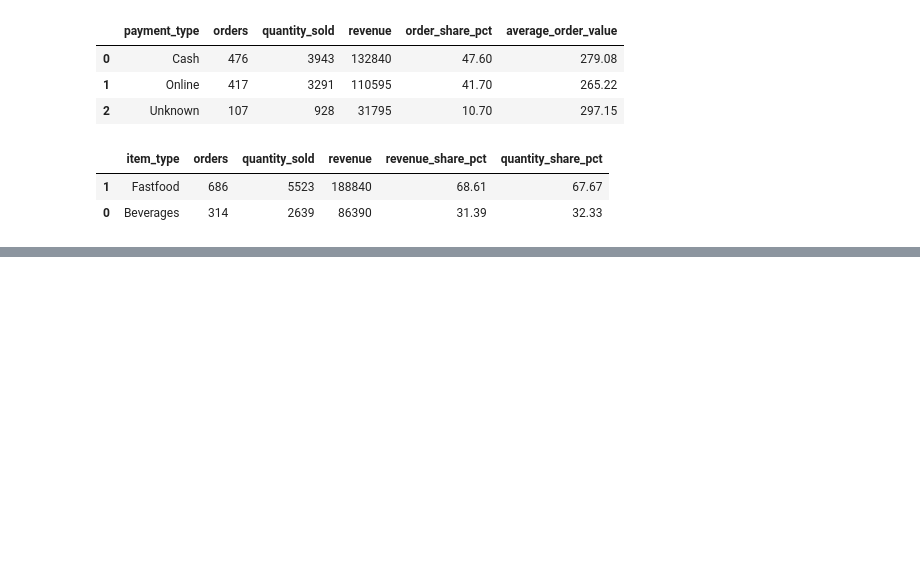
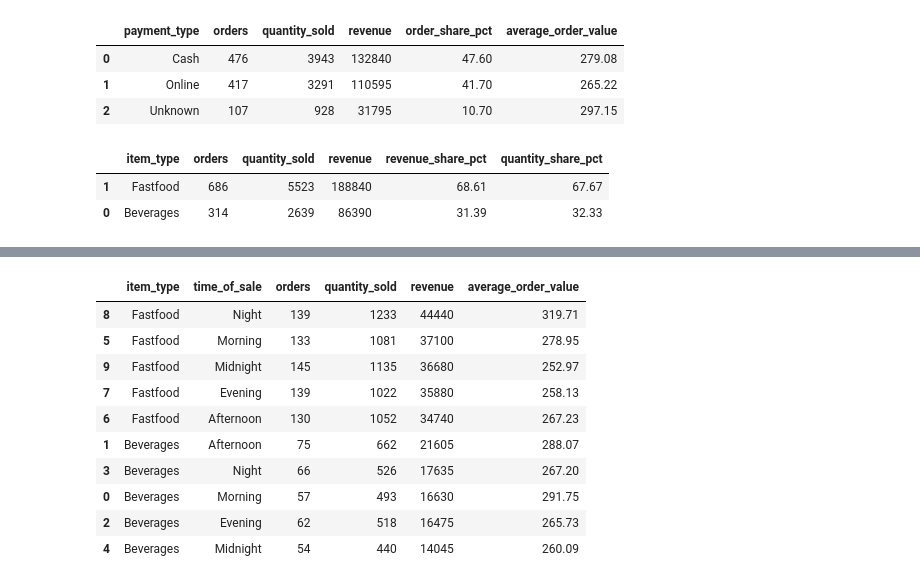
Before and after one commit to Sivarohitk/Restaurant-Sales-Analysis, a Jupyter notebook: notebooks/restaurant_sales_intelligence_eda.ipynb, the cells around one changed output, grey strips where cells are left out. Saved outputs shown, nothing was run; the diff lists cells and outputs as text; code cells hidden in the pictures; blank space fills up the shorter version.

```diff
--- a/notebooks/restaurant_sales_intelligence_eda.ipynb
+++ b/notebooks/restaurant_sales_intelligence_eda.ipynb
@@ -235,0 +203,15 @@ display(tables["item_type_time_of_sale_performance"])
+# %%
+combo_table = tables["item_type_time_of_sale_performance"].sort_values("revenue", ascending=False)
+display(combo_table)
+# %% [output]
+|  | item_type | time_of_sale | orders | quantity_sold | revenue | average_order_value |
+| 8 | Fastfood | Night | 139 | 1233 | 44440 | 319.71 |
+| 5 | Fastfood | Morning | 133 | 1081 | 37100 | 278.95 |
+| 9 | Fastfood | Midnight | 145 | 1135 | 36680 | 252.97 |
+| 7 | Fastfood | Evening | 139 | 1022 | 35880 | 258.13 |
+| 6 | Fastfood | Afternoon | 130 | 1052 | 34740 | 267.23 |
+| 1 | Beverages | Afternoon | 75 | 662 | 21605 | 288.07 |
+| 3 | Beverages | Night | 66 | 526 | 17635 | 267.20 |
+| 0 | Beverages | Morning | 57 | 493 | 16630 | 291.75 |
+| 2 | Beverages | Evening | 62 | 518 | 16475 | 265.73 |
+| 4 | Beverages | Midnight | 54 | 440 | 14045 | 260.09 |
```
Also changed, not shown: parts of 24 cells of this notebook, 14 other files.
